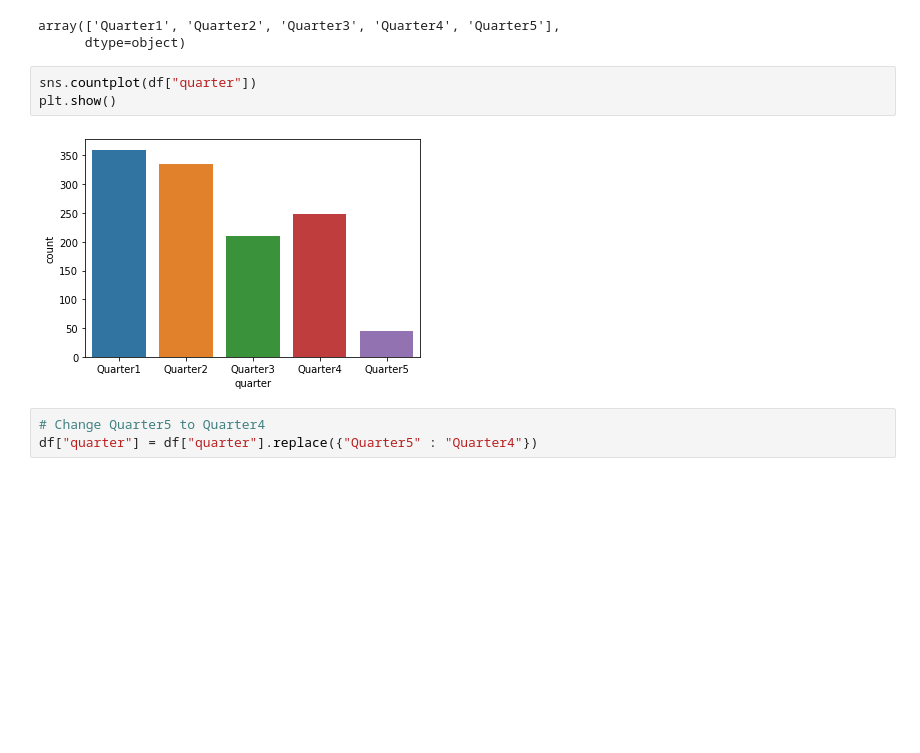
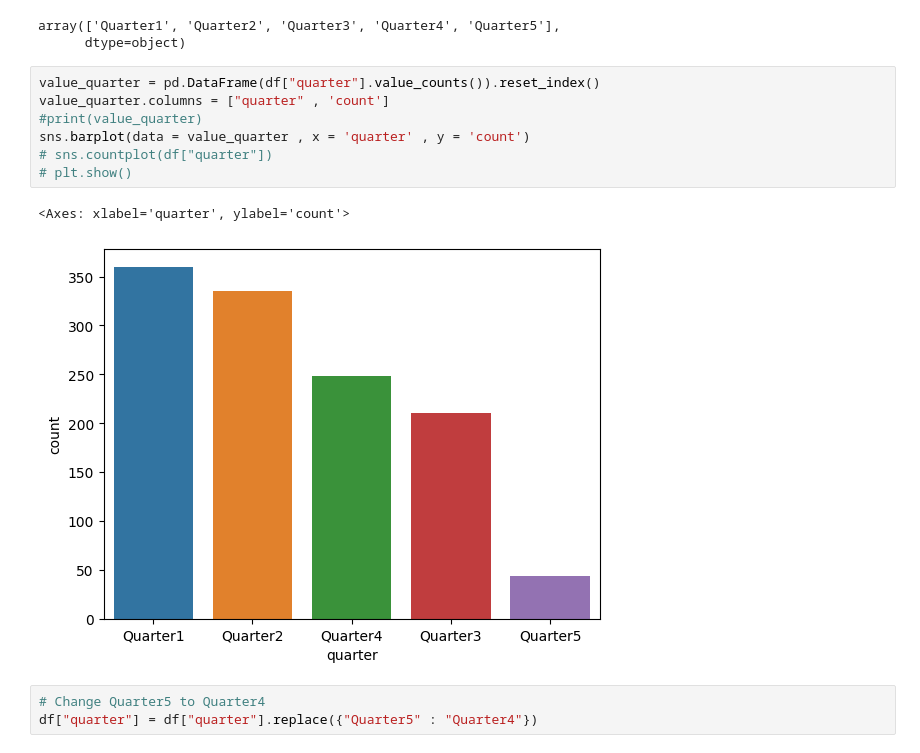
Before and after one commit to Sabreen-Nazar/Garment_production, a Jupyter notebook: garments_productivity.ipynb, the cells around one changed output. Cells and saved outputs as stored; diff of their text form; blank space fills up the shorter version.

```diff
--- a/garments_productivity.ipynb
+++ b/garments_productivity.ipynb
@@ -127,10 +108,15 @@ df["quarter"].unique()
 array(['Quarter1', 'Quarter2', 'Quarter3', 'Quarter4', 'Quarter5'],
       dtype=object)
 # %%
-sns.countplot(df["quarter"])
-plt.show()
+value_quarter = pd.DataFrame(df["quarter"].value_counts()).reset_index()
+value_quarter.columns = ["quarter" , 'count']
+#print(value_quarter)
+sns.barplot(data = value_quarter , x = 'quarter' , y = 'count')
+# sns.countplot(df["quarter"])
+# plt.show()
 # %% [output]
+<Axes: xlabel='quarter', ylabel='count'>
-[figure, old version]
+[figure, new version]
 # %%
 # Change Quarter5 to Quarter4
 df["quarter"] = df["quarter"].replace({"Quarter5" : "Quarter4"})
```
Also changed, not shown: parts of 37 cells of this notebook, 41 other files.
